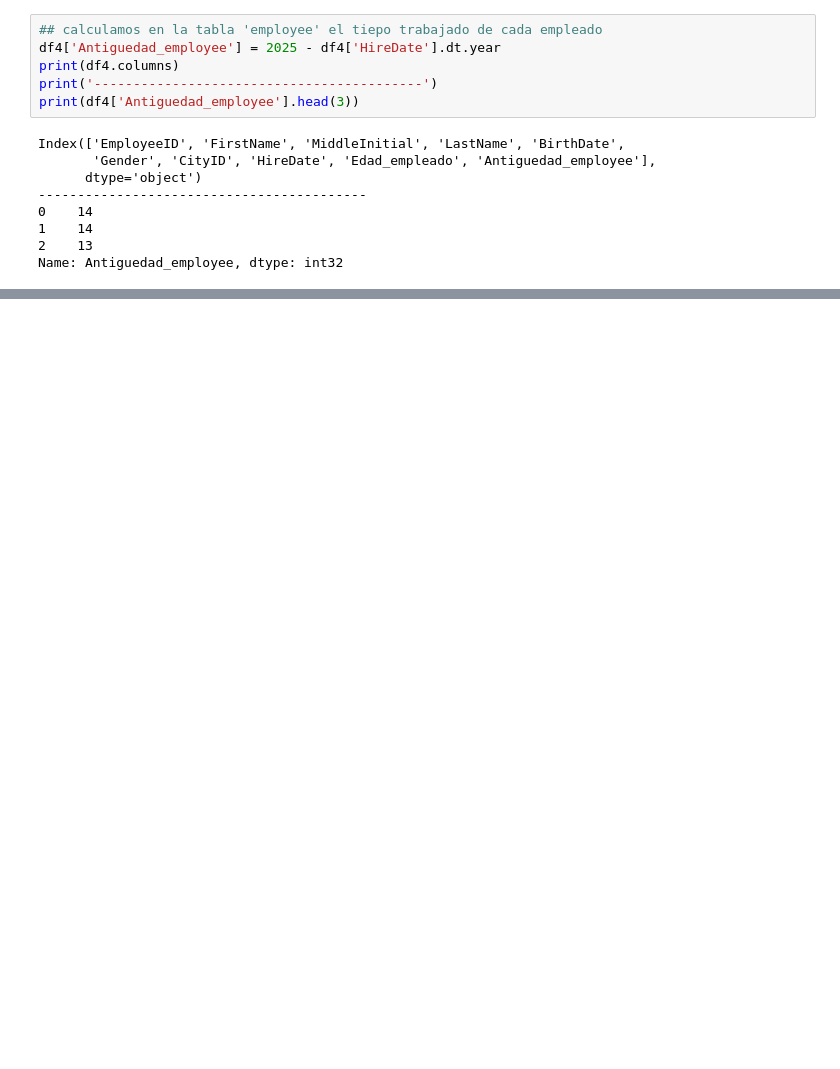
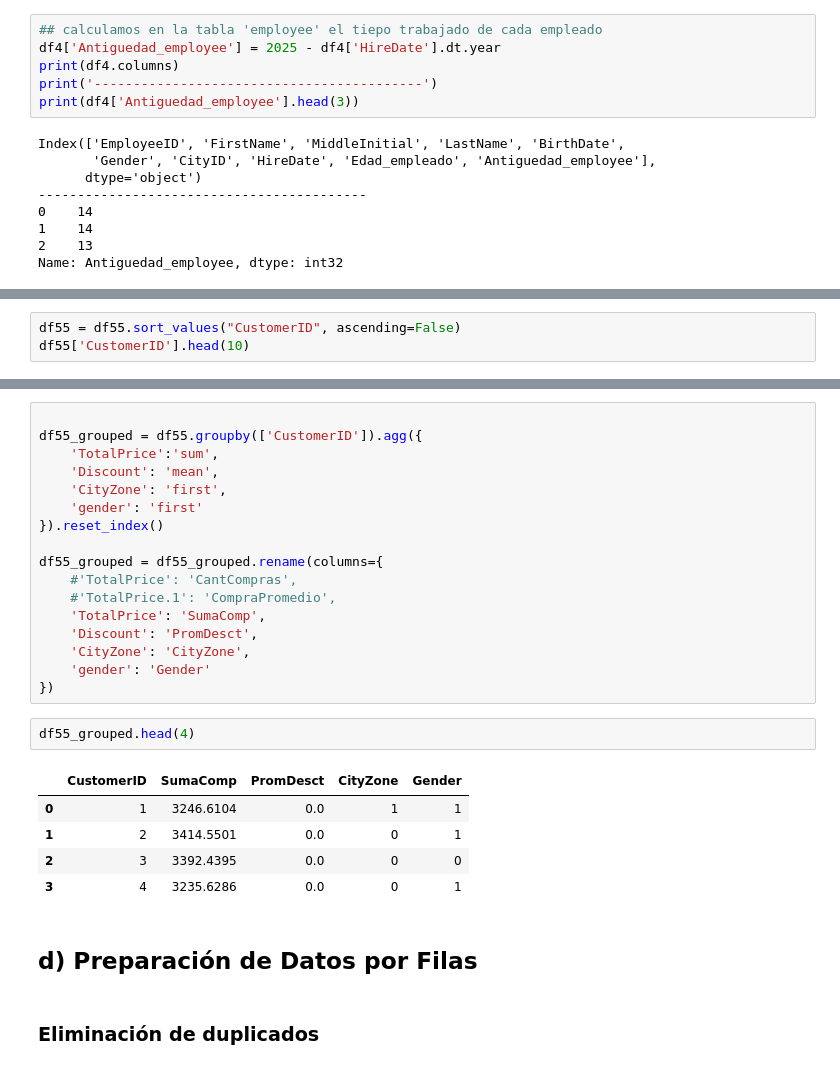
Before and after one commit to fabricio136900/M3_Data, a Jupyter notebook: Trabajo.ipynb, the cells around one changed output, grey strips where cells are left out. Saved outputs shown, nothing was run; the diff lists cells and outputs as text; blank space fills up the shorter version.

```diff
--- a/Trabajo.ipynb
+++ b/Trabajo.ipynb
@@ -1068,0 +1145,3 @@ df5_grouped_group.iloc[0:5,:]
+# %%
+df55 = df55.sort_values("CustomerID", ascending=False)
+df55['CustomerID'].head(10)
@@ -1068,0 +1171,29 @@ df5_grouped_group.iloc[0:5,:]
+# %%
+
+df55_grouped = df55.groupby(['CustomerID']).agg({
+    'TotalPrice':'sum',
+    'Discount': 'mean',
+    'CityZone': 'first',
+    'gender': 'first'
+}).reset_index()
+
+df55_grouped = df55_grouped.rename(columns={
+    #'TotalPrice': 'CantCompras',
+    #'TotalPrice.1': 'CompraPromedio',
+    'TotalPrice': 'SumaComp',
+    'Discount': 'PromDesct',
+    'CityZone': 'CityZone',
+    'gender': 'Gender'
+})
+# %%
+df55_grouped.head(4)
+# %% [output]
+|  | CustomerID | SumaComp | PromDesct | CityZone | Gender |
+| 0 | 1 | 3246.6104 | 0.0 | 1 | 1 |
+| 1 | 2 | 3414.5501 | 0.0 | 0 | 1 |
+| 2 | 3 | 3392.4395 | 0.0 | 0 | 0 |
+| 3 | 4 | 3235.6286 | 0.0 | 0 | 1 |
+# %% [markdown]
+## d) Preparación de Datos por Filas
+# %% [markdown]
+### Eliminación de duplicados
```
Also changed, not shown: parts of 137 cells of this notebook.
